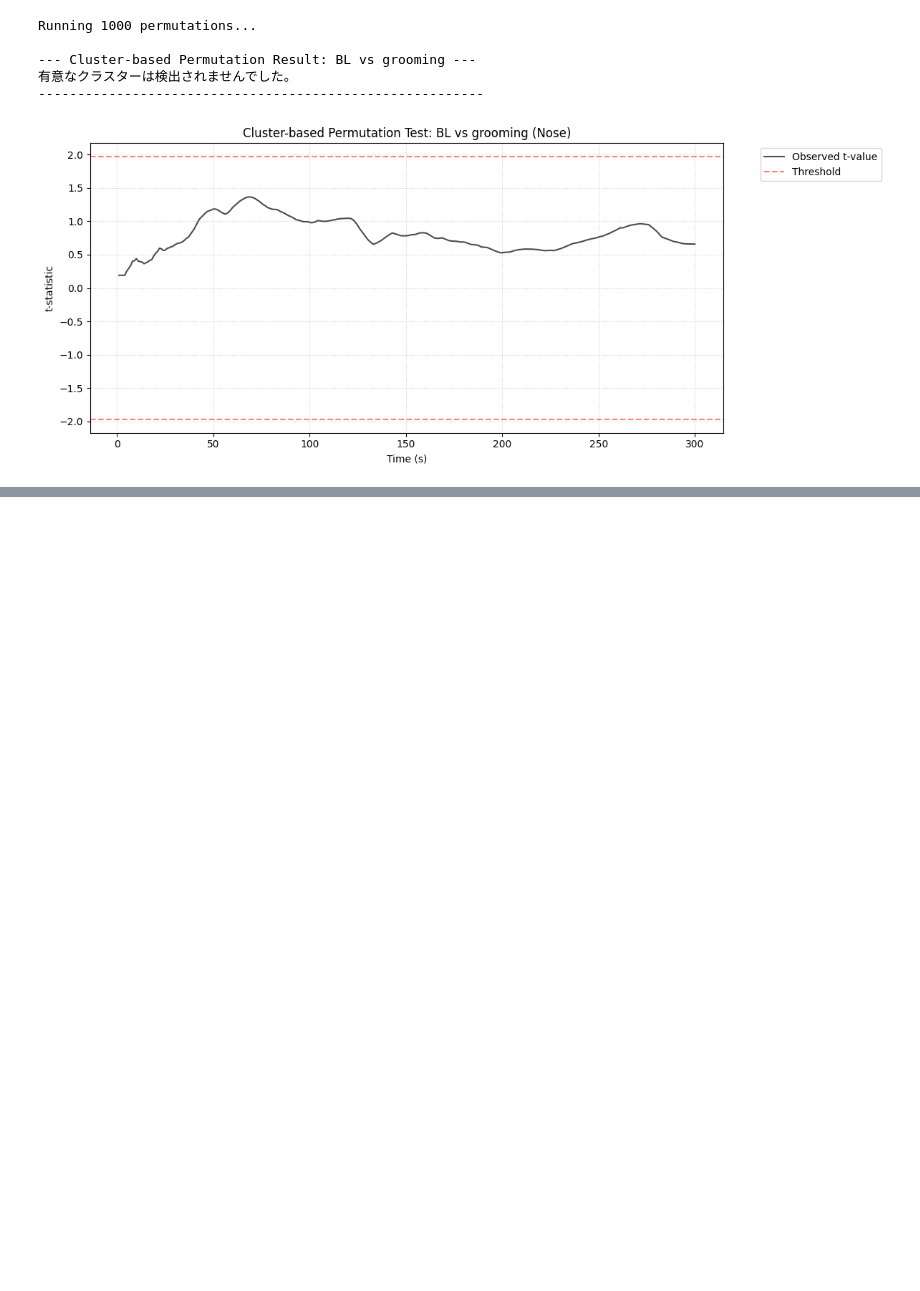
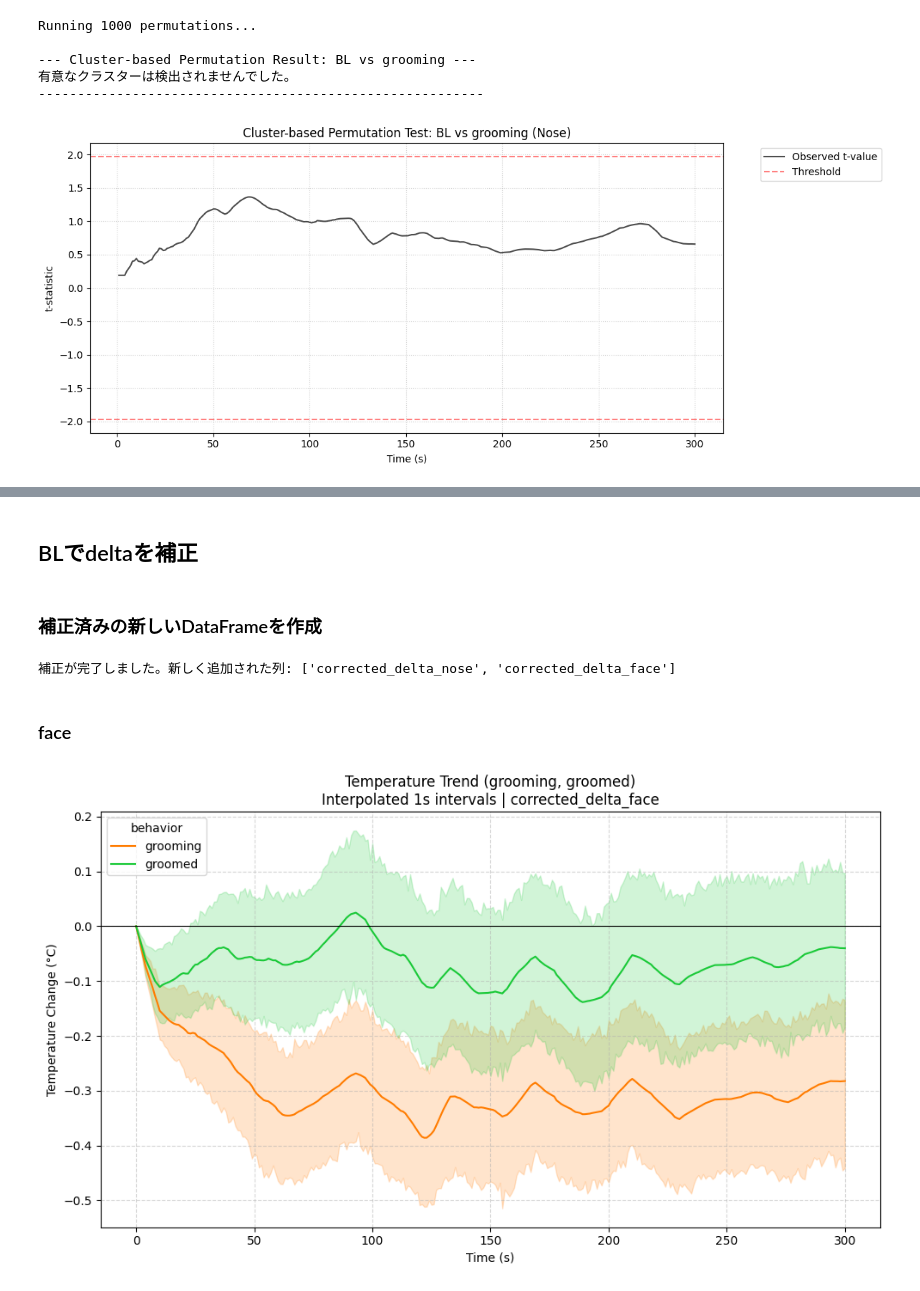
Before and after one commit to Yasui-kyoto/Monkey_Aggression, a Jupyter notebook: notebooks/03_aim_1/aim_01.ipynb, the cells around one changed output, grey strips where cells are left out. Cells and saved outputs as stored; diff of their text form; code cells hidden in the pictures; blank space fills up the shorter version.

```diff
--- a/notebooks/03_aim_1/aim_01.ipynb
+++ b/notebooks/03_aim_1/aim_01.ipynb
@@ -273,3 +275,23 @@ Cluster 1: 11s - 300s | Stat: 969.48 | p = 0.0000
   => ★ 有意 (p < 0.05)
 ---------------------------------------------------------
 [figure]
+# %% [markdown]
+## BLでdeltaを補正
+# %% [markdown]
+### 補正済みの新しいDataFrameを作成
+# %%
+# 1. 補正済みの新しいDataFrameを作成
+corrected_delta_df_1s = self.apply_baseline_correction(delta_df_1s)
+# %% [output]
+補正が完了しました。新しく追加された列: ['corrected_delta_nose', 'corrected_delta_face']
+# %% [markdown]
+### face
+# %%
+# 2. 補正後の値を使ってプロット
+self.plot_smoothed_behavior_comparison(
+    corrected_delta_df_1s,
+    y_column='corrected_delta_face',
+    target_behaviors=['grooming', 'groomed']
+)
+# %% [output]
+[figure, added]
```
Also changed, not shown: parts of 18 cells of this notebook, 2 other files.
